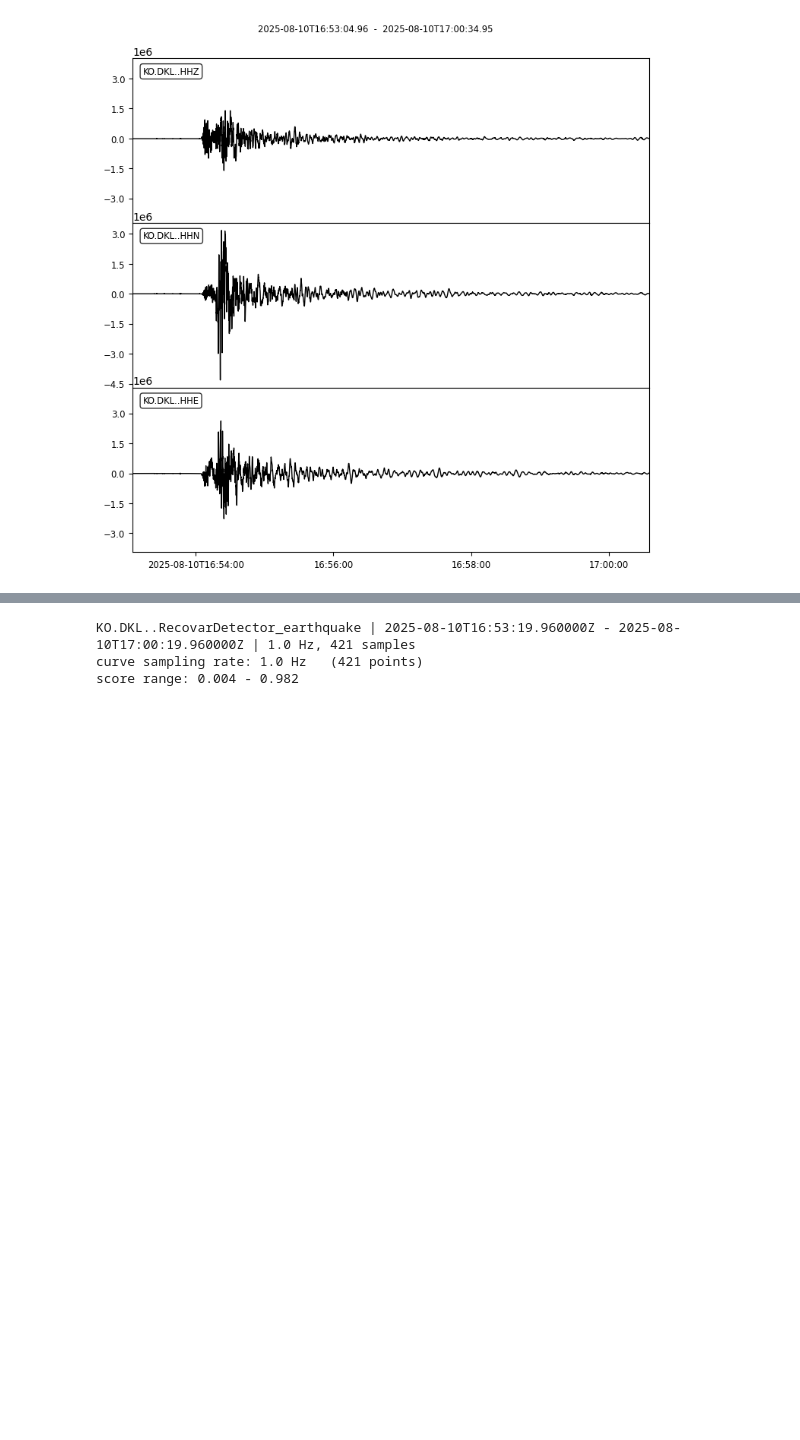
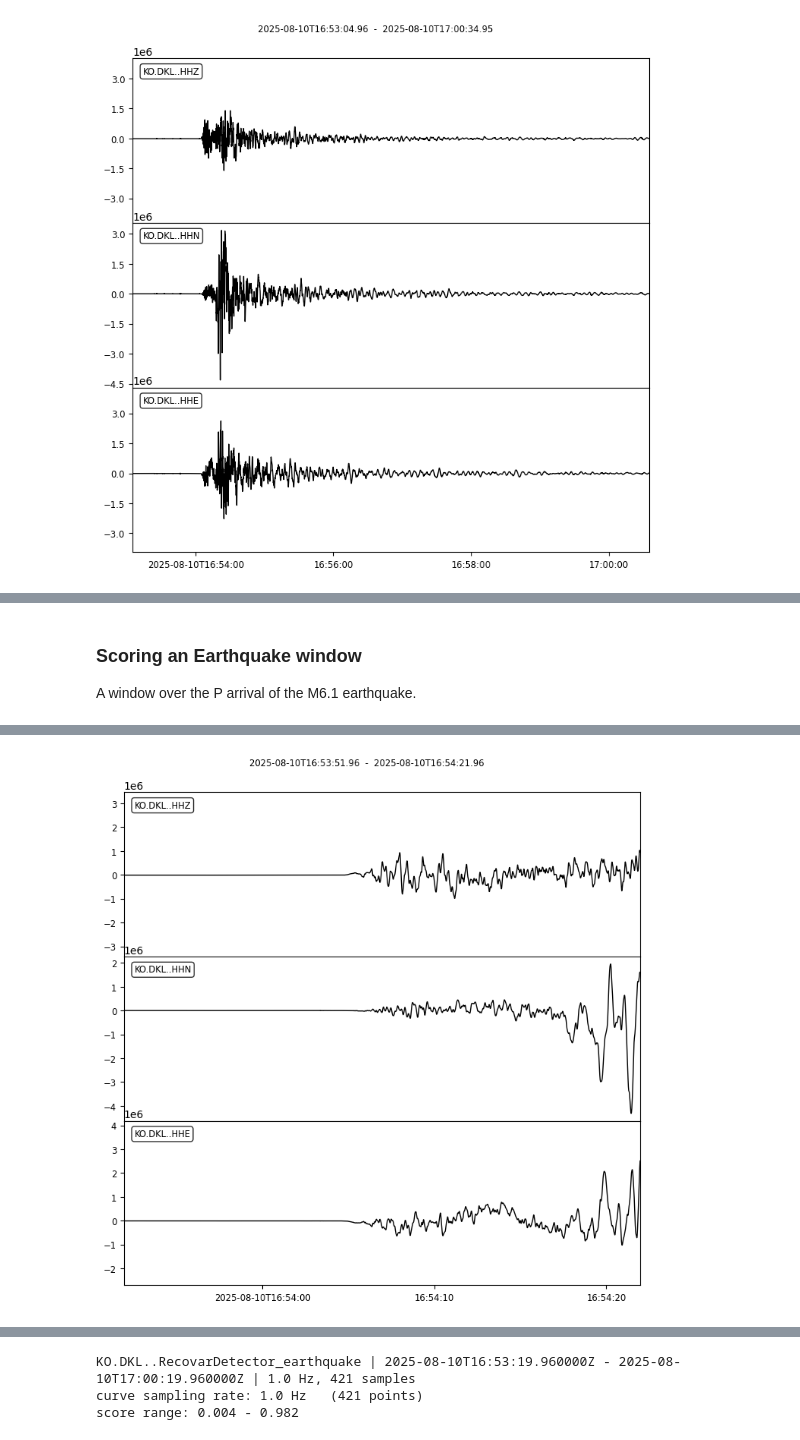
Before and after one commit to egead/recovar-pytorch, a Jupyter notebook: seisbench_demo.ipynb, the cells around one changed output, grey strips where cells are left out. Cells and saved outputs as stored; diff of their text form; code cells hidden in the pictures; blank space fills up the shorter version.

```diff
--- a/seisbench_demo.ipynb
+++ b/seisbench_demo.ipynb
@@ -20,6 +20,9 @@ from recovar_torch.seisbench_model import RecovarDetector
 MSEED_PATH = "data/test.mseed"
 WEIGHTS    = "models/recovar_instance.pt"
 THRESHOLD  = 0.5
+
+WINDOW_SIZE_SECONDS   = 30.0   # RECOVAR scores 30 s windows
+PREPROCESSING_PADDING = 5.0    # s padded on each side so bandpass edge effects fall outside the kept window
 # %% [markdown]
 ## Build the detector and load RECOVAR model weights
 
@@ -55,0 +64,16 @@ KO.DKL..HHZ | 2025-08-10T16:53:04.960000Z - 2025-08-10T17:00:34.950000Z | 100.0
+# %%
+def score_window(start):
+    seg = st.slice(start - PREPROCESSING_PADDING,
+                   start + WINDOW_SIZE_SECONDS + PREPROCESSING_PADDING)
+    return float(model.annotate(seg, stride=100)[0].data.max())
+# %% [markdown]
+### Scoring an Earthquake window
+
+A window over the P arrival of the M6.1 earthquake.
+# %%
+earthquake_window_start = obspy.UTCDateTime("2025-08-10T16:53:51.96")
+score_eq = score_window(earthquake_window_start)
+print(f"Earthquake window starting {earthquake_window_start}")
+print(f"RECOVAR earthquake score: {score_eq:.4f}")
+st.slice(earthquake_window_start, earthquake_window_start + WINDOW_SIZE_SECONDS).plot();
+# %% [output]
@@ -55,0 +82 @@ KO.DKL..HHZ | 2025-08-10T16:53:04.960000Z - 2025-08-10T17:00:34.950000Z | 100.0
+[figure, added]
```
Also changed, not shown: parts of 13 cells of this notebook.
